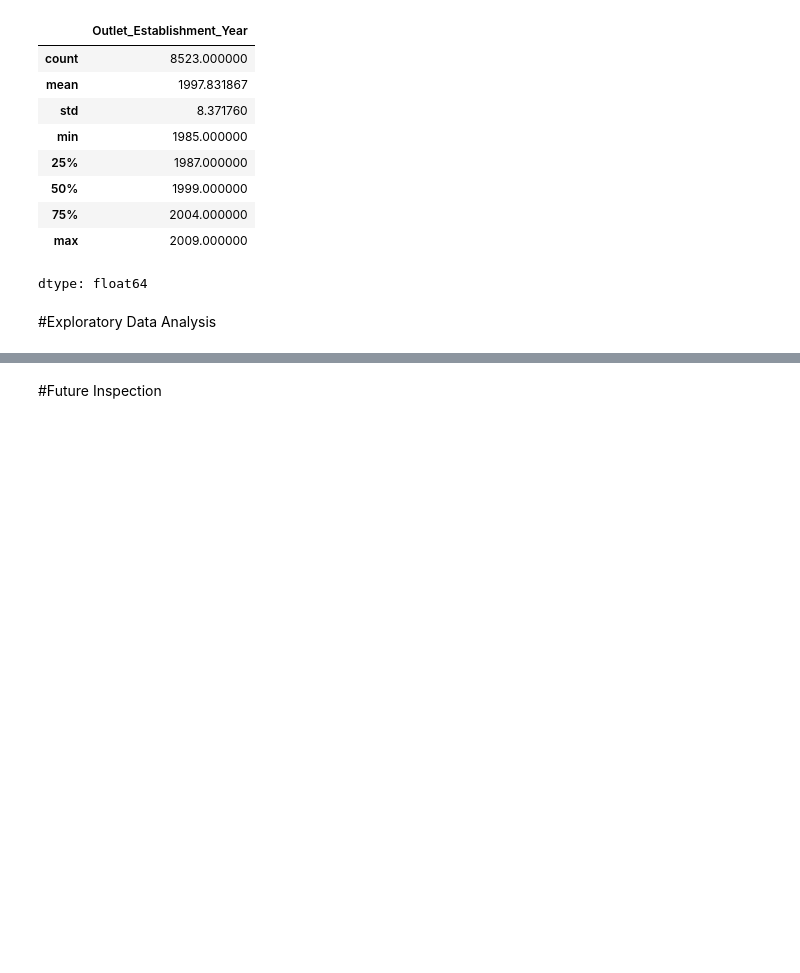
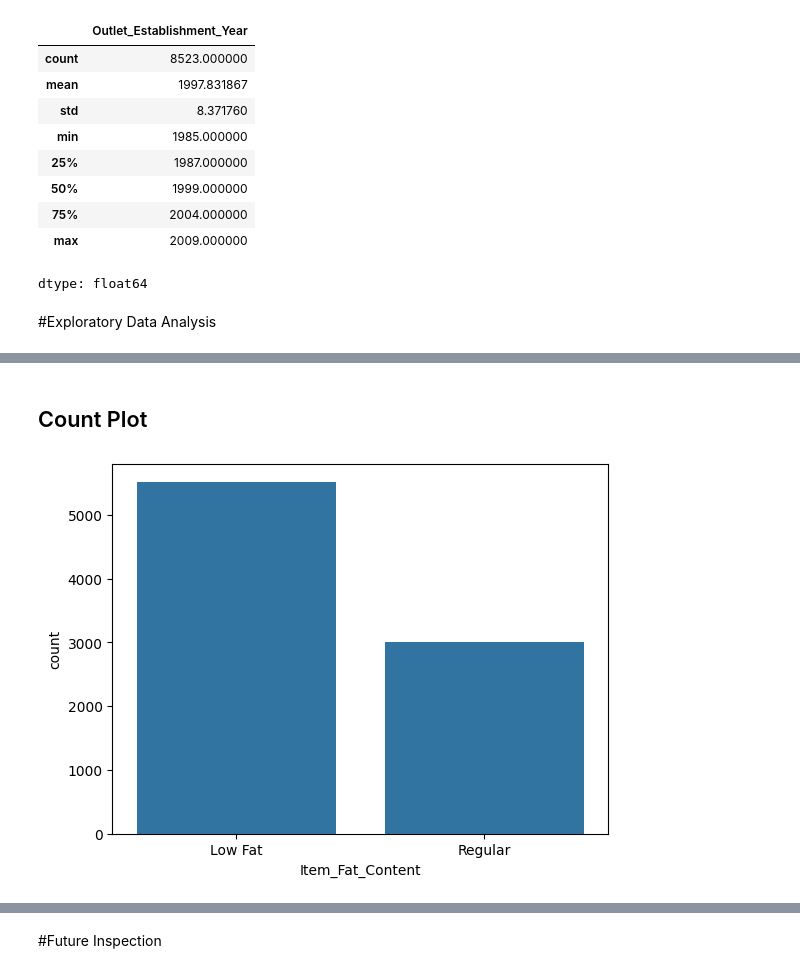
Before and after one commit to abeeraz379/Prediction-of-Product-sales, a Jupyter notebook: prediction of product sales.ipynb, the cells around one changed output, grey strips where cells are left out. Drawn from its saved outputs; the diff is of its cells as text; code cells hidden in the pictures; blank space fills up the shorter version.

```diff
--- a/prediction of product sales.ipynb
+++ b/prediction of product sales.ipynb
@@ -196,0 +219,6 @@ dtype: float64
+# %% [markdown]
+## Count Plot
+# %%
+ax=sns.countplot(data=df , x='Item_Fat_Content')
+# %% [output]
+[figure, added]
```
Also changed, not shown: parts of 8 cells of this notebook.
